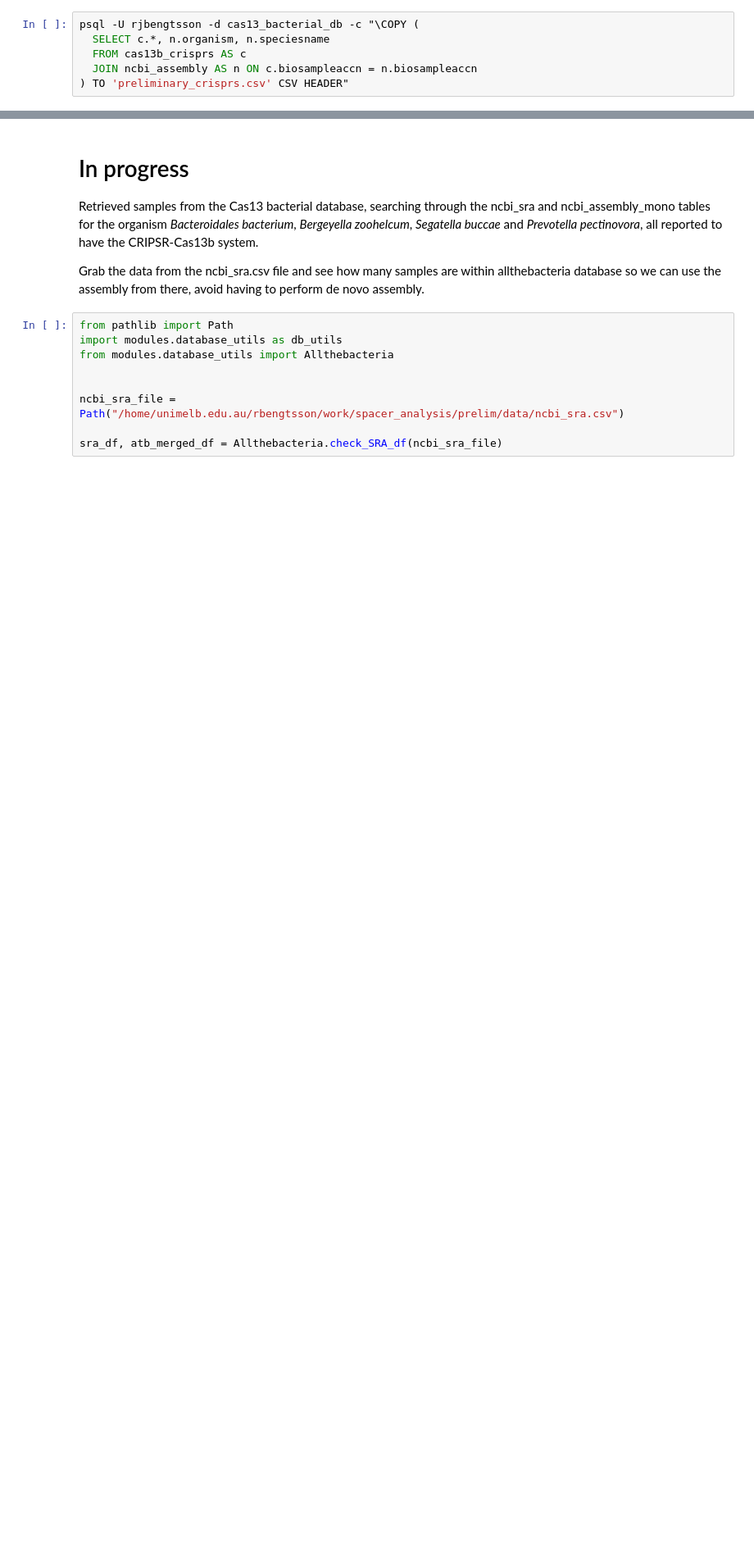
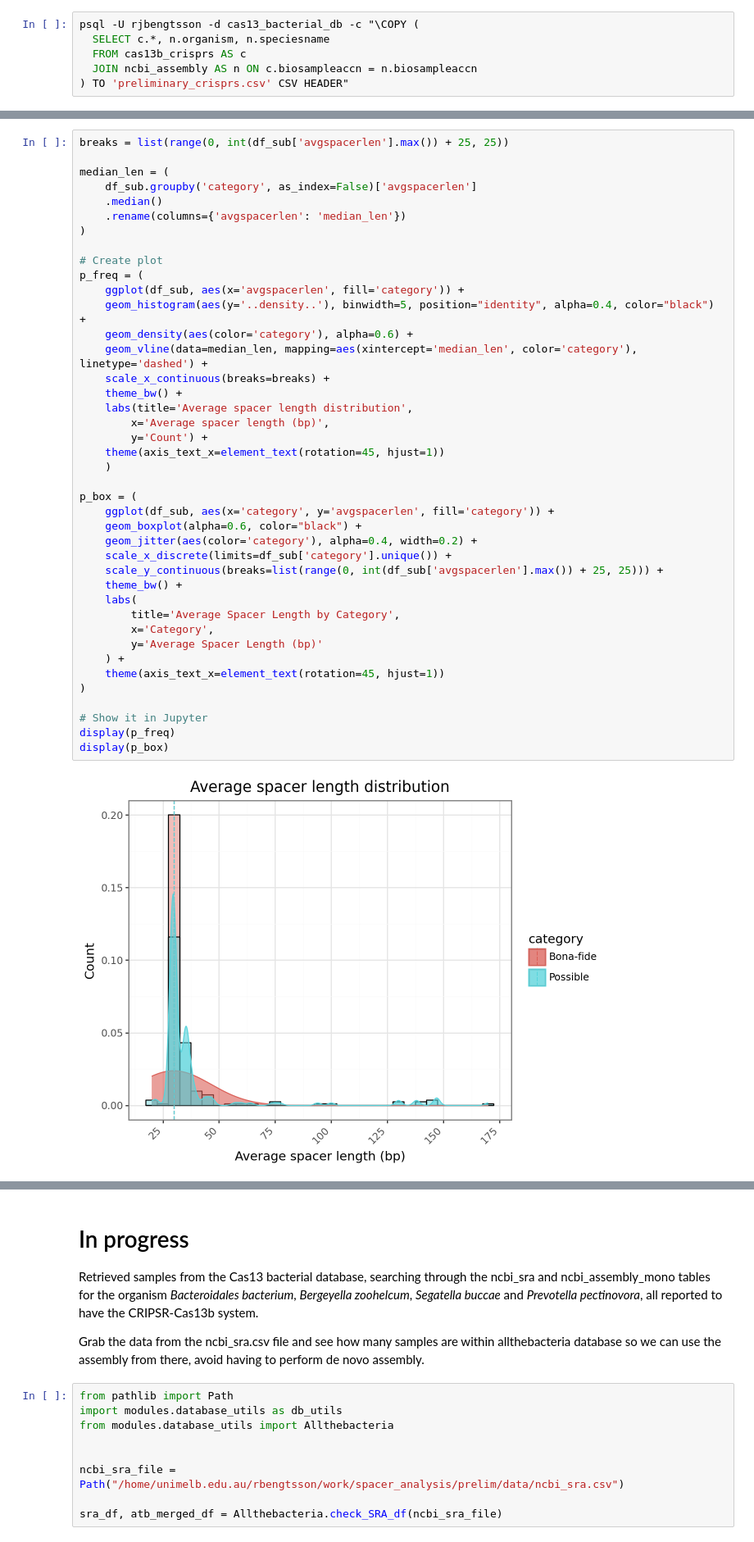
Before and after one commit to rjibengtsson/spacer_analysis, a Jupyter notebook: prelim/premlinary_analysis.ipynb, the cells around one changed output, grey strips where cells are left out. Shown at 82% size. Saved outputs shown, nothing was run; the diff lists cells and outputs as text; blank space fills up the shorter version.

Commit message:
spacer len variation calculation

```diff
--- a/prelim/premlinary_analysis.ipynb
+++ b/prelim/premlinary_analysis.ipynb
@@ -283,0 +358,43 @@ Then Grab list of array ids that have passed QC
+# %%
+breaks = list(range(0, int(df_sub['avgspacerlen'].max()) + 25, 25))
+
+median_len = (
+    df_sub.groupby('category', as_index=False)['avgspacerlen']
+    .median()
+    .rename(columns={'avgspacerlen': 'median_len'})
+)
+
+# Create plot
+p_freq = (
+    ggplot(df_sub, aes(x='avgspacerlen', fill='category')) +
+    geom_histogram(aes(y='..density..'), binwidth=5, position="identity", alpha=0.4, color="black") +
+    geom_density(aes(color='category'), alpha=0.6) +
+    geom_vline(data=median_len, mapping=aes(xintercept='median_len', color='category'), linetype='dashed') +
+    scale_x_continuous(breaks=breaks) +
+    theme_bw() +
+    labs(title='Average spacer length distribution',
+        x='Average spacer length (bp)',
+        y='Count') +
+    theme(axis_text_x=element_text(rotation=45, hjust=1))
+    )
+
+p_box = (
+    ggplot(df_sub, aes(x='category', y='avgspacerlen', fill='category')) +
+    geom_boxplot(alpha=0.6, color="black") +
+    geom_jitter(aes(color='category'), alpha=0.4, width=0.2) +
+    scale_x_discrete(limits=df_sub['category'].unique()) +
+    scale_y_continuous(breaks=list(range(0, int(df_sub['avgspacerlen'].max()) + 25, 25))) +
+    theme_bw() +
+    labs(
+        title='Average Spacer Length by Category',
+        x='Category',
+        y='Average Spacer Length (bp)'
+    ) +
+    theme(axis_text_x=element_text(rotation=45, hjust=1))
+)
+
+# Show it in Jupyter
+display(p_freq)
+display(p_box)
+# %% [output]
+[figure, added]
```
Also changed, not shown: parts of 11 cells of this notebook, 11 other files.
